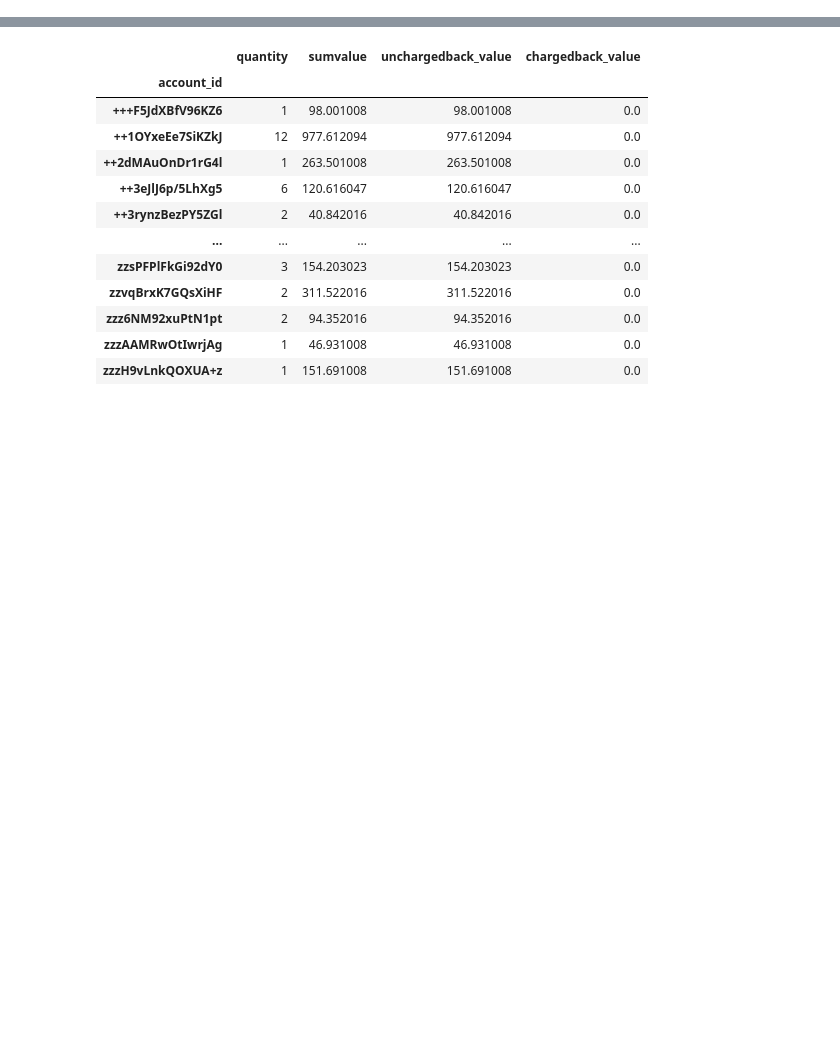
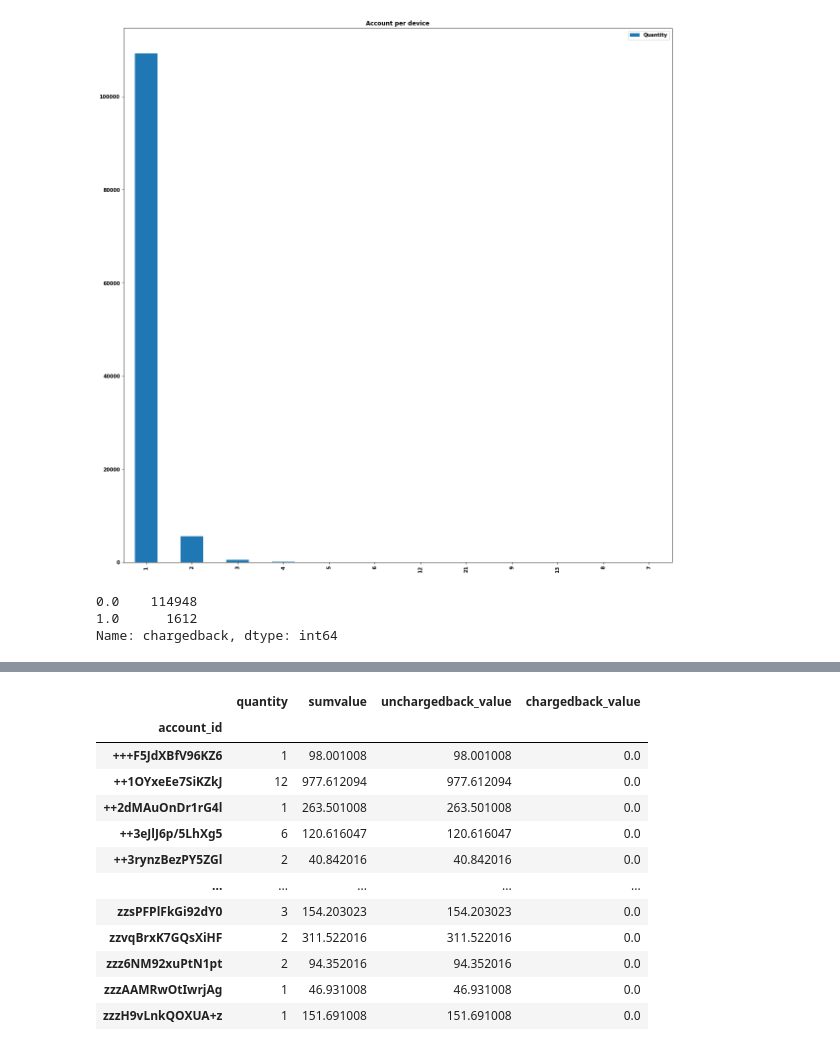
Before and after one commit to brunofariasdeo/projeto-incognia, a Jupyter notebook: Project - Payment.ipynb, the cells around one changed output, grey strips where cells are left out. Drawn from its saved outputs; the diff is of its cells as text; code cells hidden in the pictures; blank space fills up the shorter version.

Commit message:
added new features for main table (cleaning the database)

```diff
--- a/Project - Payment.ipynb
+++ b/Project - Payment.ipynb
@@ -25,6 +124,11 @@ paymentTable
+# %%
+notNaColumns = ['account_id', 'device_id', 'id']
+fillNaColumns = ['n_accounts_by_device_30d', 'sum_values_by_device_30d', 'sum_values_by_device_3d', 'sum_values_by_installation_30d', 'sum_values_by_installation_3d','low_geo_chargeback_rate_30d',]
 # %%
-print(paymentTable['timestamp'])
 paymentTable.columns = [x.lower() for x in paymentTable.columns]
-pd.set_option('display.max_columns', None)
-print(paymentTable['timestamp'])
+paymentTable = notNaFilter(paymentTable, notNaColumns)
+paymentTable = fillNaFilter(paymentTable, fillNaColumns)
+paymentTable['datetime'] = pd.to_datetime(paymentTable['timestamp'], unit='ms')
+paymentTable
+# pd.set_option('display.max_columns', None)
 # %% [output]
@@ -47,0 +148,4 @@ Name: timestamp, Length: 648173, dtype: float64
+# %%
+accountDevices = paymentTable.groupby('account_id')['device_id'].nunique().to_frame('device_count').reset_index()
+listValueDevice =  accountDevices['device_count'].value_counts()
+listValueDevice
@@ -48,4 +166,18 @@ Name: timestamp, Length: 648173, dtype: float64
+# %%
+labels=['Quantity']
+plotBarChart(listValueDevice,labels,'Account per device')
+# %% [output]
+[figure, added]
 # %%
 paymentTable['chargedback'] = pd.to_numeric(paymentTable['chargedback'], errors='coerce')
 paymentTable  = paymentTable.loc[((paymentTable['chargedback'] <=1))]
 paymentTable['chargedback'] = paymentTable['chargedback'].astype(str)
+# %%
+tableAccountIDChargedBackCount = paymentTable.groupby('account_id')['chargedback'].value_counts().to_frame('counts')
+tableAccountIDChargedBackCount = tableAccountIDChargedBackCount.reset_index().drop('counts',1)
+listValueChargedBack =  tableAccountIDChargedBackCount['chargedback'].value_counts()
+listValueChargedBack
+# %% [output]
+0.0    114948
+1.0      1612
+Name: chargedback, dtype: int64
```
Also changed, not shown: parts of 15 cells of this notebook.
